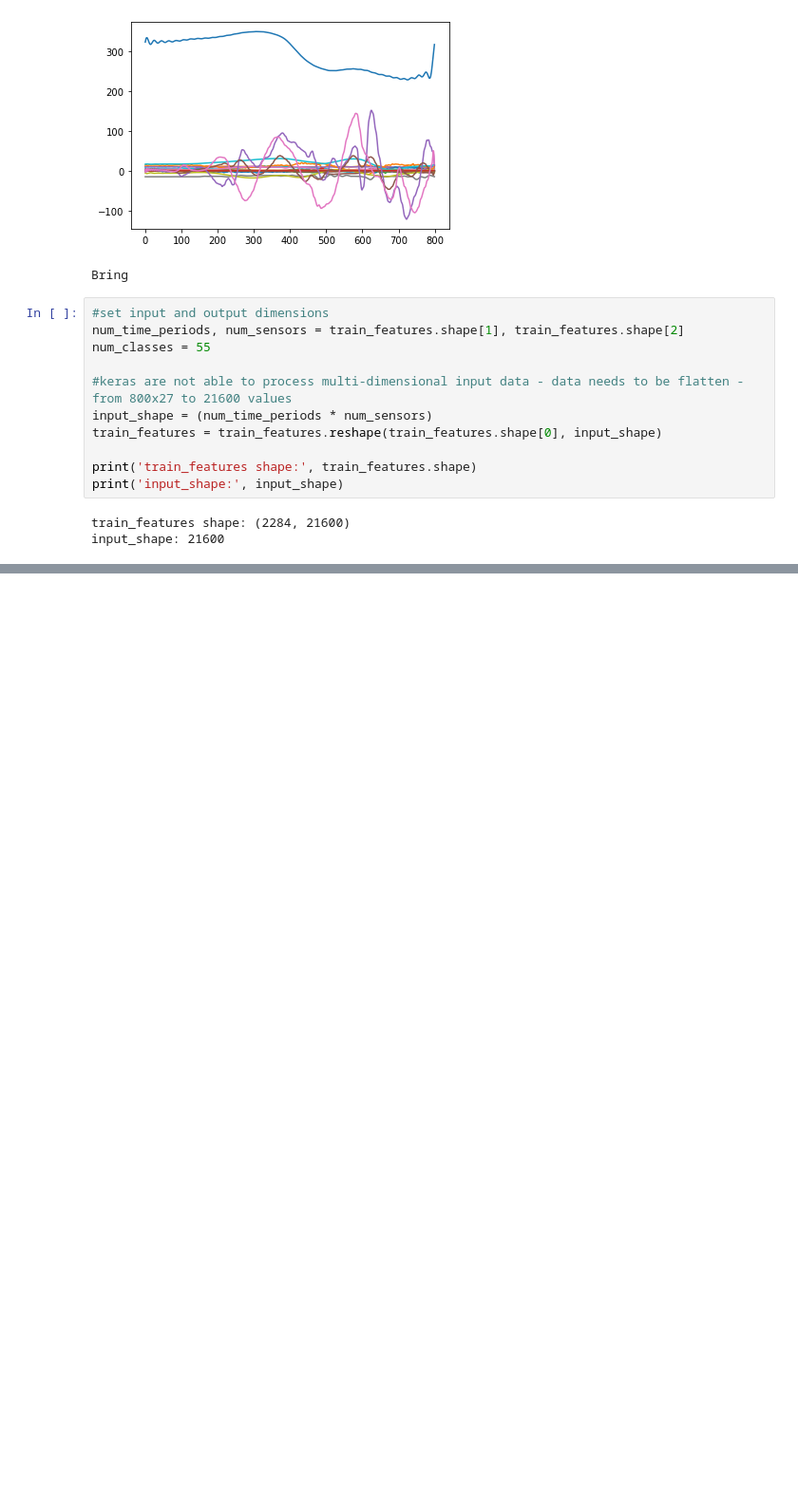
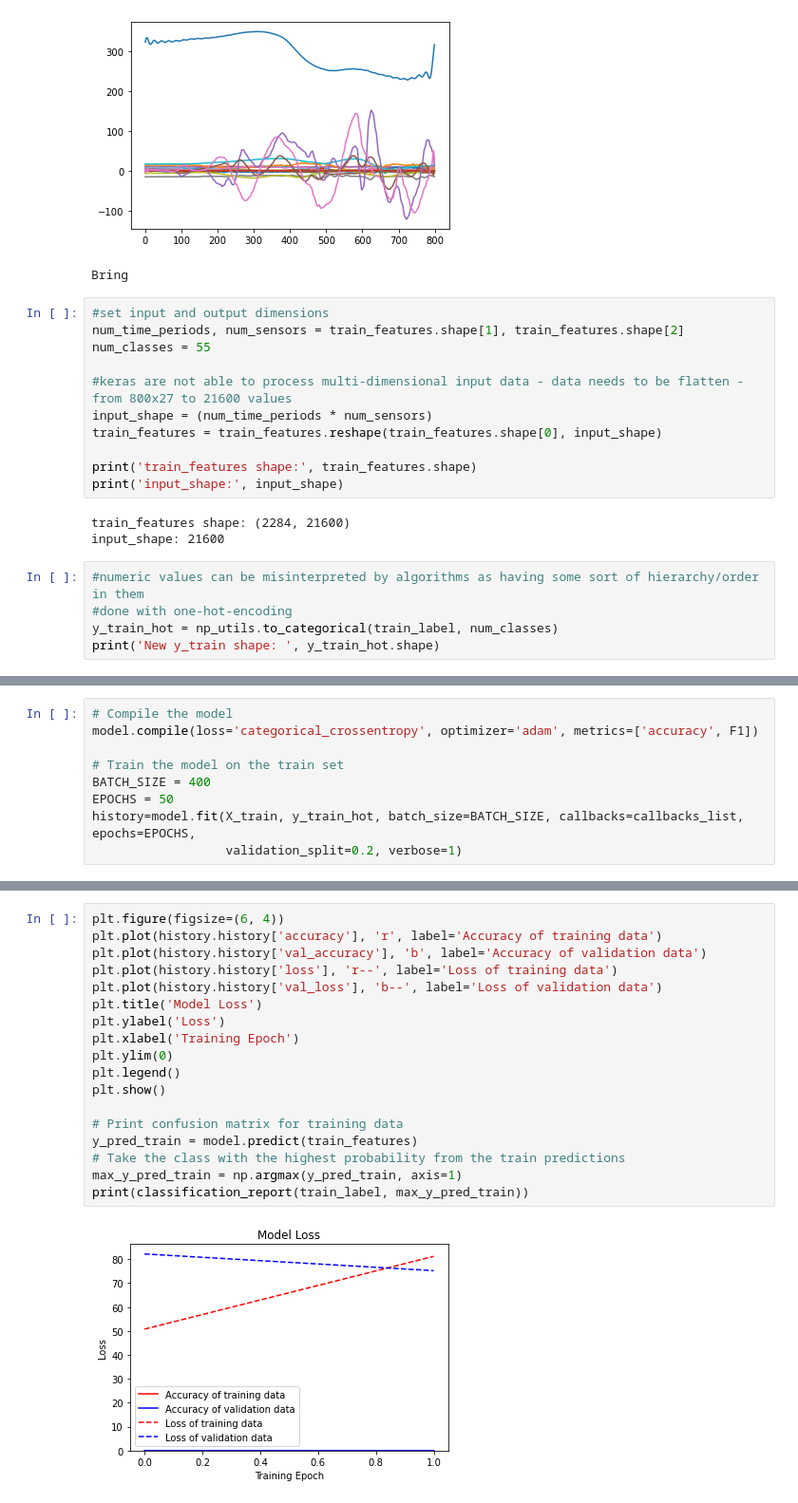
Before and after one commit to stumbi/medical_data_science, a Jupyter notebook: notebooks/DeepNN.ipynb, the cells around one changed output, grey strips where cells are left out. Shown at 95% size. Drawn from its saved outputs; the diff is of its cells as text; blank space fills up the shorter version.

Commit message:
added evaluation metrices

```diff
--- a/notebooks/DeepNN.ipynb
+++ b/notebooks/DeepNN.ipynb
@@ -164,3 +169,8 @@ print('input_shape:', input_shape)
 # %% [output]
 train_features shape: (2284, 21600)
 input_shape: 21600
+# %%
+#numeric values can be misinterpreted by algorithms as having some sort of hierarchy/order in them
+#done with one-hot-encoding
+y_train_hot = np_utils.to_categorical(train_label, num_classes)
+print('New y_train shape: ', y_train_hot.shape)
@@ -238,0 +297,9 @@ Epoch 2/50
+# %%
+# Compile the model
+model.compile(loss='categorical_crossentropy', optimizer='adam', metrics=['accuracy', F1])
+
+# Train the model on the train set
+BATCH_SIZE = 400
+EPOCHS = 50
+history=model.fit(X_train, y_train_hot, batch_size=BATCH_SIZE, callbacks=callbacks_list, epochs=EPOCHS,
+                  validation_split=0.2, verbose=1)
@@ -238,0 +311,20 @@ Epoch 2/50
+# %%
+plt.figure(figsize=(6, 4))
+plt.plot(history.history['accuracy'], 'r', label='Accuracy of training data')
+plt.plot(history.history['val_accuracy'], 'b', label='Accuracy of validation data')
+plt.plot(history.history['loss'], 'r--', label='Loss of training data')
+plt.plot(history.history['val_loss'], 'b--', label='Loss of validation data')
+plt.title('Model Loss')
+plt.ylabel('Loss')
+plt.xlabel('Training Epoch')
+plt.ylim(0)
+plt.legend()
+plt.show()
+
+# Print confusion matrix for training data
+y_pred_train = model.predict(train_features)
+# Take the class with the highest probability from the train predictions
+max_y_pred_train = np.argmax(y_pred_train, axis=1)
+print(classification_report(train_label, max_y_pred_train))
+# %% [output]
+[figure, added]
```
Also changed, not shown: parts of 6 cells of this notebook.
